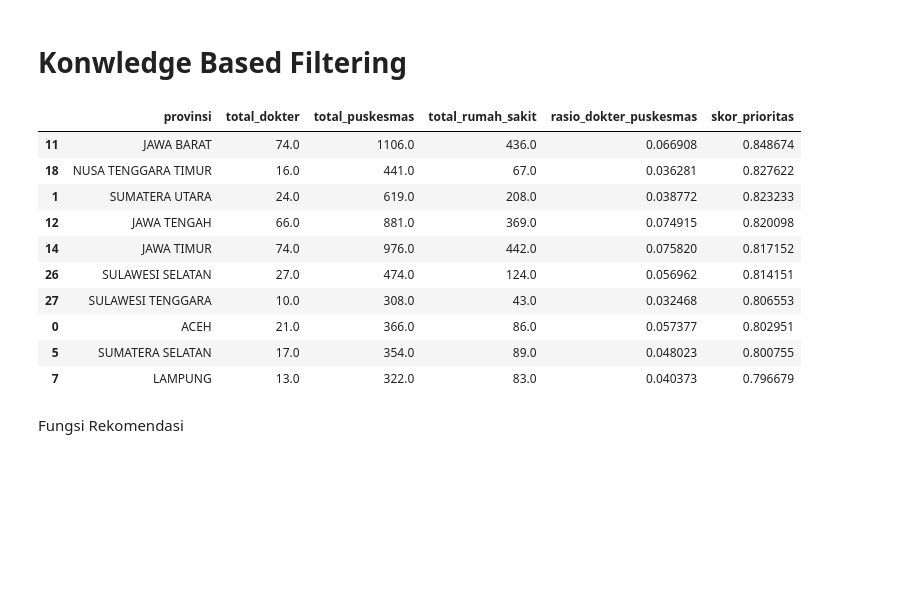
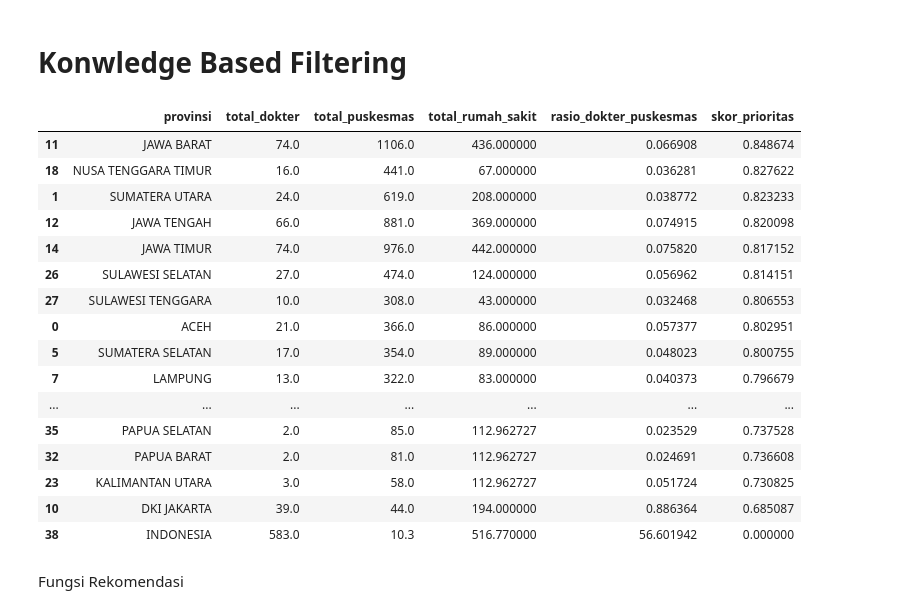
Before and after one commit to RandiBro234/MedDistrib, a Jupyter notebook: data/goverment.ipynb, the cells around one changed output. Drawn from its saved outputs; the diff is of its cells as text; code cells hidden in the pictures; blank space fills up the shorter version.

```diff
--- a/data/goverment.ipynb
+++ b/data/goverment.ipynb
@@ -198,7 +204,15 @@ df_final
 # %% [markdown]
 # Normalisasi
 # %%
-# fitur yang di-scale
+# ===============================
+# 1. PASTIKAN DATA SUDAH BERSIH
+# ===============================
+# (optional tapi disarankan)
+df_final = df_final.replace("-", 0)
+
+# ===============================
+# 2. PILIH FITUR YANG DIGUNAKAN
+# ===============================
 features_scale = [
     "total_dokter",
     "total_puskesmas",
@@ -212,15 +226,26 @@ features_scale = [
 # fitur final untuk content-based
 cb_features = features_scale + ["rasio_dokter_puskesmas"]
 
+# ===============================
+# 3. HANDLE MISSING VALUE (WAJIB)
+# ===============================
+df_final[features_scale] = df_final[features_scale].fillna(df_final[features_scale].mean())
+
+# ===============================
+# 4. NORMALISASI
+# ===============================
+scaler = MinMaxScaler()
+
 df_model_scaled = df_final.copy()
 
-# scale hanya fitur tertentu
 df_model_scaled[features_scale] = scaler.fit_transform(df_final[features_scale])
 
-# rasio tetap asli
+# ratio tetap asli
 df_model_scaled["rasio_dokter_puskesmas"] = df_final["rasio_dokter_puskesmas"]
 
-# tampilkan
+# ===============================
+# 5. CEK HASIL
+# ===============================
 df_model_scaled[["provinsi"] + cb_features].head()
 # %% [output]
 |  | provinsi | total_dokter | total_puskesmas | total_rumah_sakit | Tenaga Kebidanan | Tenaga Kefarmasian | ... |
@@ -324,44 +349,50 @@ df_kb["puskesmas_scaled"] = scaler_kb.fit_transform(df_kb[["total_puskesmas"]])
 df_kb["rs_scaled"] = scaler_kb.fit_transform(df_kb[["total_rumah_sakit"]])
 df_kb["rasio_scaled"] = scaler_kb.fit_transform(df_kb[["rasio_dokter_puskesmas"]])
 
 # ==============================
 # 5. HITUNG SKOR PRIORITAS
 # ==============================
 df_kb["skor_prioritas"] = (
     0.40 * (1 - df_kb["rasio_scaled"]) +   # rasio kecil = prioritas tinggi
     0.25 * df_kb["puskesmas_scaled"] +     # puskesmas banyak = prioritas tinggi
     0.20 * (1 - df_kb["dokter_scaled"]) +  # dokter sedikit = prioritas tinggi
     0.15 * (1 - df_kb["rs_scaled"])        # RS sedikit = prioritas tinggi
 )
 
 # ==============================
 # 6. URUTKAN DARI PALING PRIORITAS
 # ==============================
 df_kb = df_kb.sort_values("skor_prioritas", ascending=False)
 
 # ==============================
 # 7. TAMPILKAN HASIL
 # ==============================
 df_kb[[
     "provinsi",
     "total_dokter",
     "total_puskesmas",
     "total_rumah_sakit",
     "rasio_dokter_puskesmas",
     "skor_prioritas"
-]].head(10)
+]].head(40)
 # %% [output]
 |  | provinsi | total_dokter | total_puskesmas | total_rumah_sakit | rasio_dokter_puskesmas | skor_prioritas |
-| 11 | JAWA BARAT | 74.0 | 1106.0 | 436.0 | 0.066908 | 0.848674 |
-| 18 | NUSA TENGGARA TIMUR | 16.0 | 441.0 | 67.0 | 0.036281 | 0.827622 |
-| 1 | SUMATERA UTARA | 24.0 | 619.0 | 208.0 | 0.038772 | 0.823233 |
-| 12 | JAWA TENGAH | 66.0 | 881.0 | 369.0 | 0.074915 | 0.820098 |
-| 14 | JAWA TIMUR | 74.0 | 976.0 | 442.0 | 0.075820 | 0.817152 |
-| 26 | SULAWESI SELATAN | 27.0 | 474.0 | 124.0 | 0.056962 | 0.814151 |
-| 27 | SULAWESI TENGGARA | 10.0 | 308.0 | 43.0 | 0.032468 | 0.806553 |
-| 0 | ACEH | 21.0 | 366.0 | 86.0 | 0.057377 | 0.802951 |
-| 5 | SUMATERA SELATAN | 17.0 | 354.0 | 89.0 | 0.048023 | 0.800755 |
-| 7 | LAMPUNG | 13.0 | 322.0 | 83.0 | 0.040373 | 0.796679 |
+| 11 | JAWA BARAT | 74.0 | 1106.0 | 436.000000 | 0.066908 | 0.848674 |
+| 18 | NUSA TENGGARA TIMUR | 16.0 | 441.0 | 67.000000 | 0.036281 | 0.827622 |
+| 1 | SUMATERA UTARA | 24.0 | 619.0 | 208.000000 | 0.038772 | 0.823233 |
+| 12 | JAWA TENGAH | 66.0 | 881.0 | 369.000000 | 0.074915 | 0.820098 |
+| 14 | JAWA TIMUR | 74.0 | 976.0 | 442.000000 | 0.075820 | 0.817152 |
+| 26 | SULAWESI SELATAN | 27.0 | 474.0 | 124.000000 | 0.056962 | 0.814151 |
+| 27 | SULAWESI TENGGARA | 10.0 | 308.0 | 43.000000 | 0.032468 | 0.806553 |
+| 0 | ACEH | 21.0 | 366.0 | 86.000000 | 0.057377 | 0.802951 |
+| 5 | SUMATERA SELATAN | 17.0 | 354.0 | 89.000000 | 0.048023 | 0.800755 |
+| 7 | LAMPUNG | 13.0 | 322.0 | 83.000000 | 0.040373 | 0.796679 |
+| ... | ... | ... | ... | ... | ... | ... |
+| 35 | PAPUA SELATAN | 2.0 | 85.0 | 112.962727 | 0.023529 | 0.737528 |
+| 32 | PAPUA BARAT | 2.0 | 81.0 | 112.962727 | 0.024691 | 0.736608 |
+| 23 | KALIMANTAN UTARA | 3.0 | 58.0 | 112.962727 | 0.051724 | 0.730825 |
+| 10 | DKI JAKARTA | 39.0 | 44.0 | 194.000000 | 0.886364 | 0.685087 |
+| 38 | INDONESIA | 583.0 | 10.3 | 516.770000 | 56.601942 | 0.000000 |
 # %% [markdown]
 Fungsi Rekomendasi
 # %%
```
Also changed, not shown: parts of 3 cells of this notebook, 2 other files.
